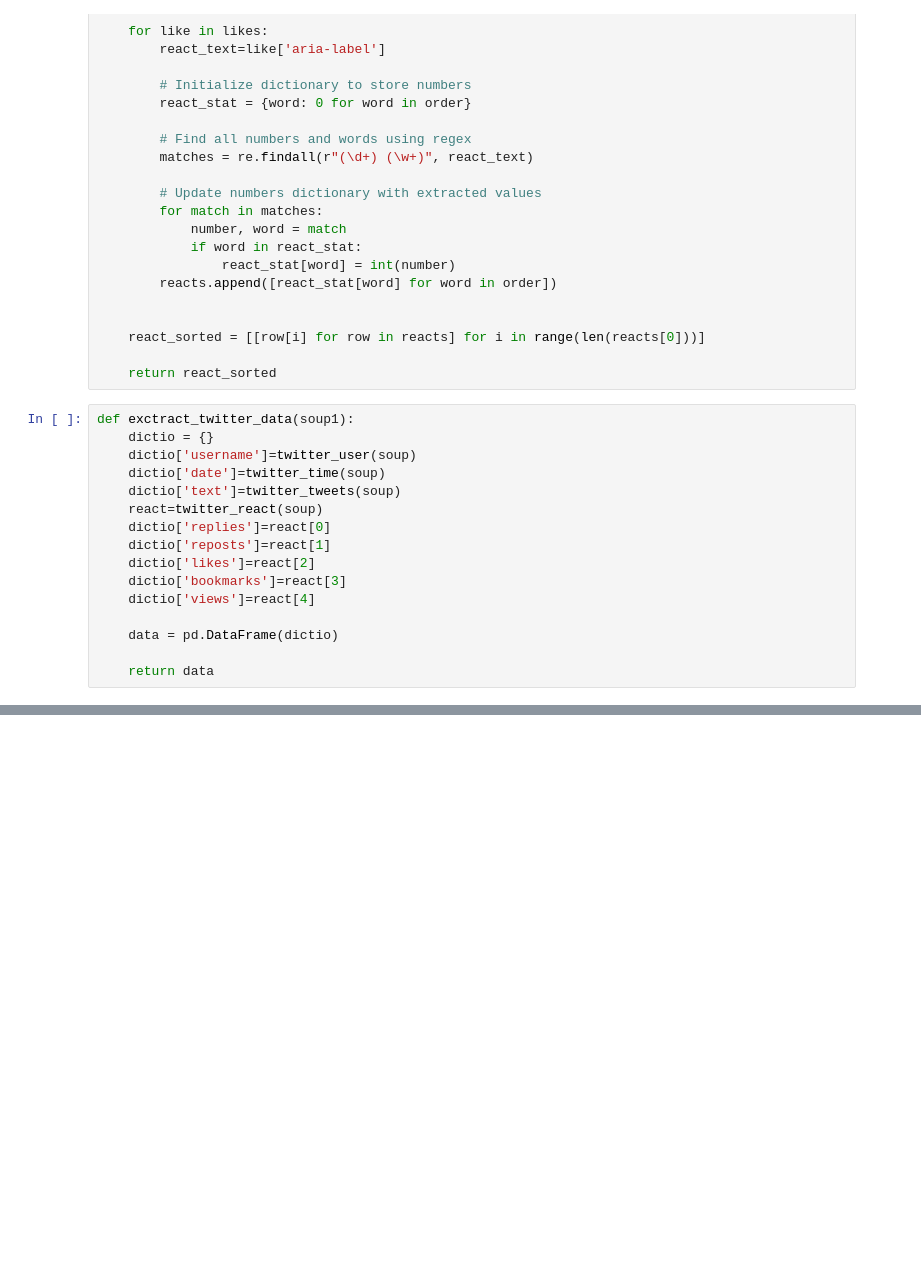
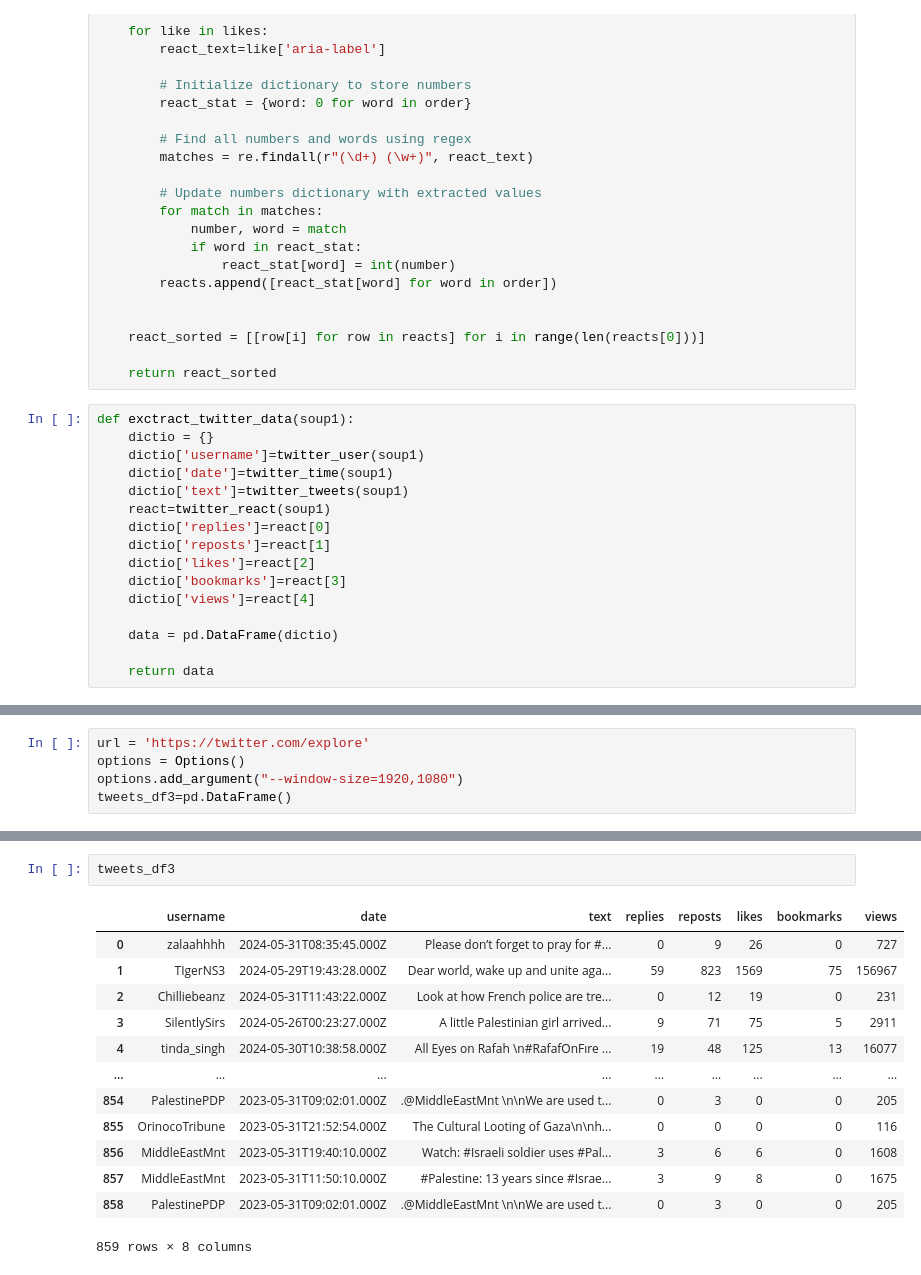
Before and after one commit to Ismailea4/Projet-PFA, a Jupyter notebook: Webscraping_Selenium.ipynb, the cells around one changed output, grey strips where cells are left out. Cells and saved outputs as stored; diff of their text form; blank space fills up the shorter version.

```diff
--- a/Webscraping_Selenium.ipynb
+++ b/Webscraping_Selenium.ipynb
@@ -187,10 +90,10 @@ def twitter_react(soup1):
 # %%
 def exctract_twitter_data(soup1):
     dictio = {}
-    dictio['username']=twitter_user(soup)
-    dictio['date']=twitter_time(soup)
-    dictio['text']=twitter_tweets(soup)
-    react=twitter_react(soup)
+    dictio['username']=twitter_user(soup1)
+    dictio['date']=twitter_time(soup1)
+    dictio['text']=twitter_tweets(soup1)
+    react=twitter_react(soup1)
     dictio['replies']=react[0]
     dictio['reposts']=react[1]
     dictio['likes']=react[2]
@@ -202,0 +108,5 @@ def exctract_twitter_data(soup1):
+# %%
+url = 'https://twitter.com/explore'
+options = Options()
+options.add_argument("--window-size=1920,1080")
+tweets_df3=pd.DataFrame()
@@ -202,0 +253,16 @@ def exctract_twitter_data(soup1):
+# %%
+tweets_df3
+# %% [output]
+|  | username | date | text | replies | reposts | likes | bookmarks | views |
+| 0 | zalaahhhh | 2024-05-31T08:35:45.000Z | Please don’t forget to pray for #... | 0 | 9 | 26 | 0 | 727 |
+| 1 | TIgerNS3 | 2024-05-29T19:43:28.000Z | Dear world, wake up and unite aga... | 59 | 823 | 1569 | 75 | 156967 |
+| 2 | Chilliebeanz | 2024-05-31T11:43:22.000Z | Look at how French police are tre... | 0 | 12 | 19 | 0 | 231 |
+| 3 | SilentlySirs | 2024-05-26T00:23:27.000Z | A little Palestinian girl arrived... | 9 | 71 | 75 | 5 | 2911 |
+| 4 | tinda_singh | 2024-05-30T10:38:58.000Z | All Eyes on Rafah \n#RafafOnFıre ... | 19 | 48 | 125 | 13 | 16077 |
+| ... | ... | ... | ... | ... | ... | ... | ... | ... |
+| 854 | PalestinePDP | 2023-05-31T09:02:01.000Z | .@MiddleEastMnt \n\nWe are used t... | 0 | 3 | 0 | 0 | 205 |
+| 855 | OrinocoTribune | 2023-05-31T21:52:54.000Z | The Cultural Looting of Gaza\n\nh... | 0 | 0 | 0 | 0 | 116 |
+| 856 | MiddleEastMnt | 2023-05-31T19:40:10.000Z | Watch: #Israeli soldier uses #Pal... | 3 | 6 | 6 | 0 | 1608 |
+| 857 | MiddleEastMnt | 2023-05-31T11:50:10.000Z | #Palestine: 13 years since #Israe... | 3 | 9 | 8 | 0 | 1675 |
+| 858 | PalestinePDP | 2023-05-31T09:02:01.000Z | .@MiddleEastMnt \n\nWe are used t... | 0 | 3 | 0 | 0 | 205 |
+859 rows × 8 columns
```
Also changed, not shown: parts of 17 cells of this notebook, 2 other files.
